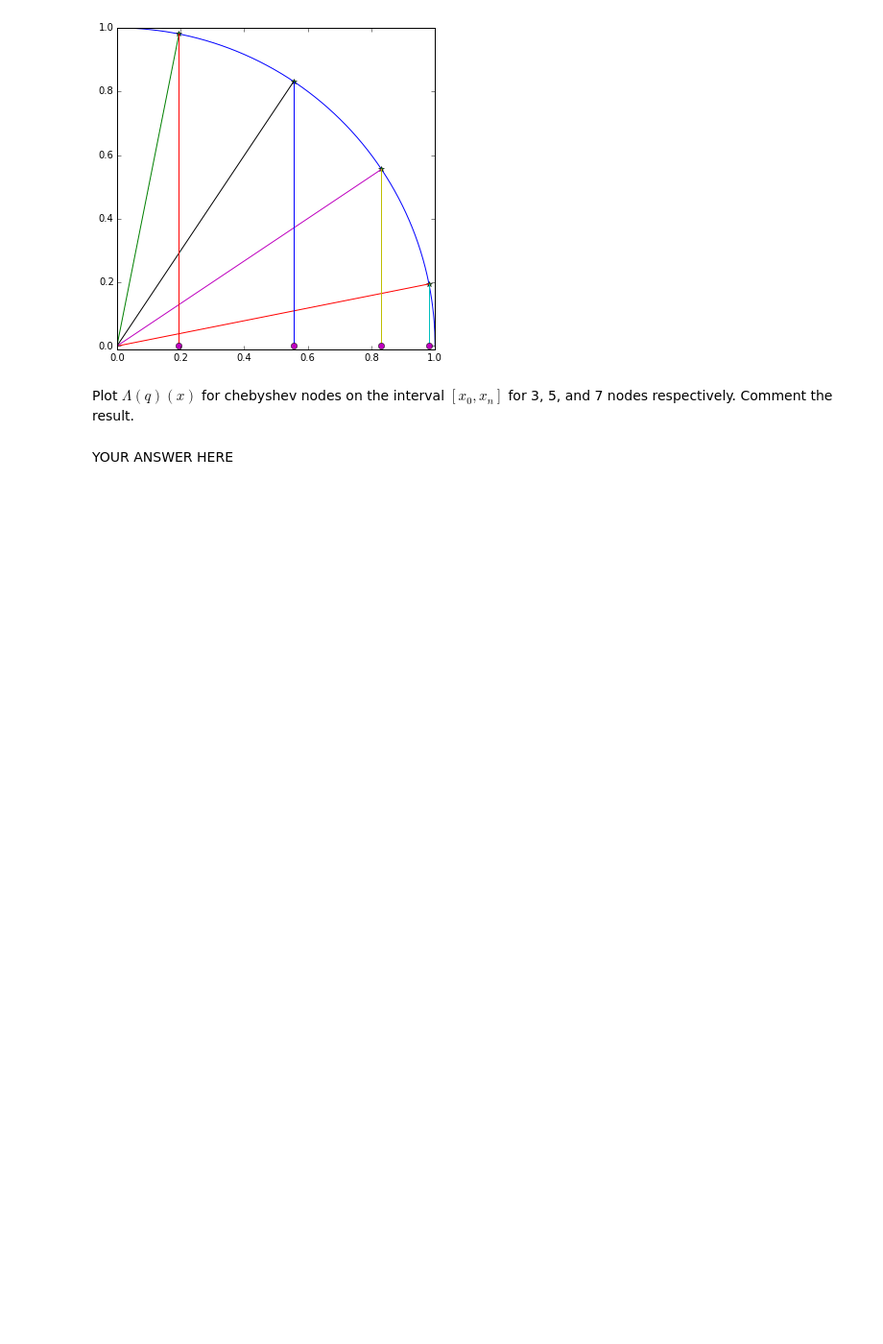
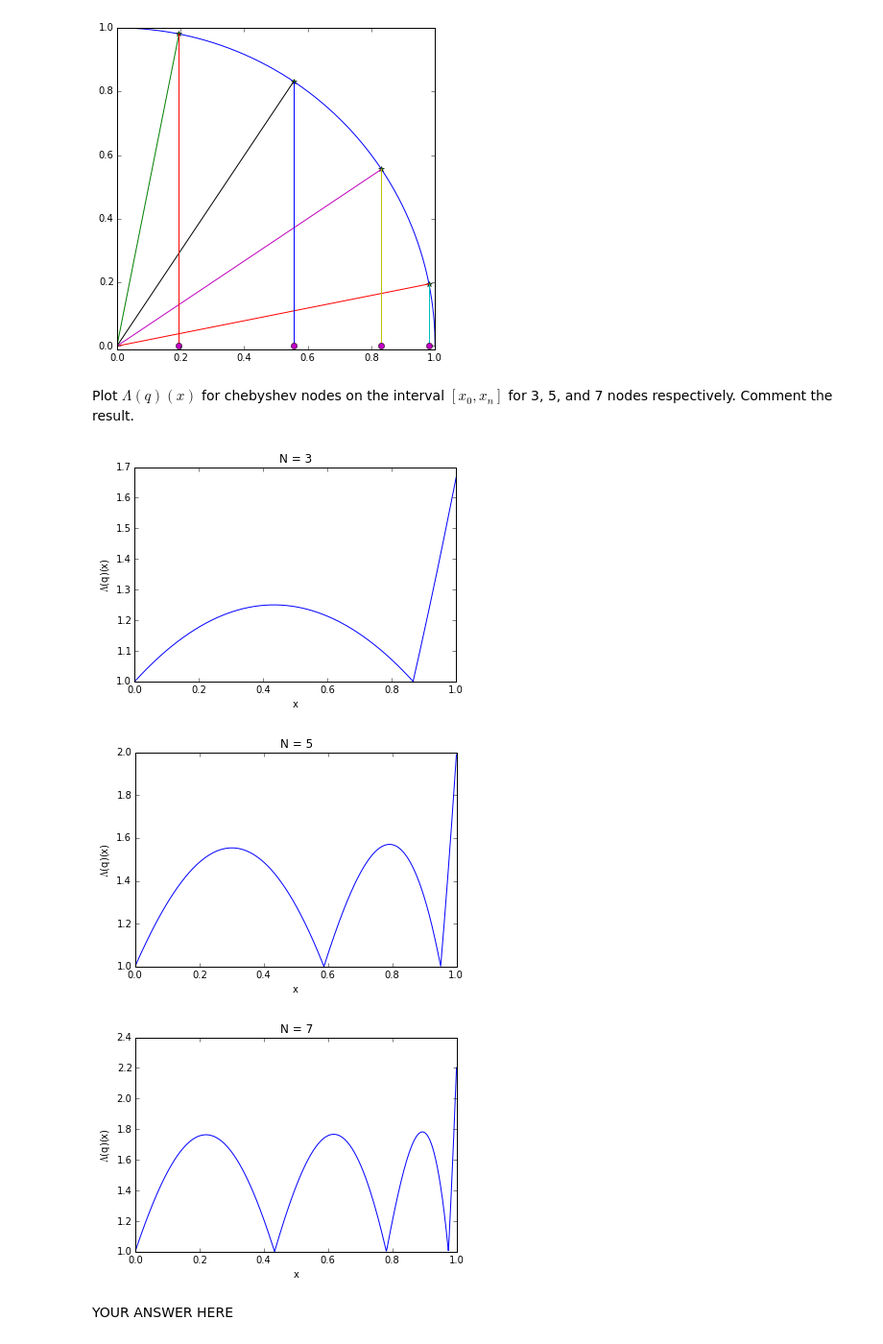
Before and after one commit to pdicerbo/P1.4, a Jupyter notebook: Basics/D2-exercises.ipynb, the cells around one changed output. Shown at 96% size. Saved outputs shown, nothing was run; the diff lists cells and outputs as text; code cells hidden in the pictures; blank space fills up the shorter version.

```diff
--- a/Basics/D2-exercises.ipynb
+++ b/Basics/D2-exercises.ipynb
@@ -120,3 +117,17 @@ raise NotImplementedError()
+# %%
+n_nodes = [3, 5, 7]
+
+for N in n_nodes:
+    q = chebyshev_nodes(N)
+    plot(x, lambda_function(q)(x))
+    plt.xlabel('x')
+    plt.ylabel('$\Lambda$(q)(x)')
+    plt.title('N = %d' % N)
+    show()
+# %% [output]
+[figure, added]
+[figure, added]
+[figure, added]
 # %% [markdown]
 YOUR ANSWER HERE
 # %% [markdown]
```
Also changed, not shown: parts of 11 cells of this notebook.
